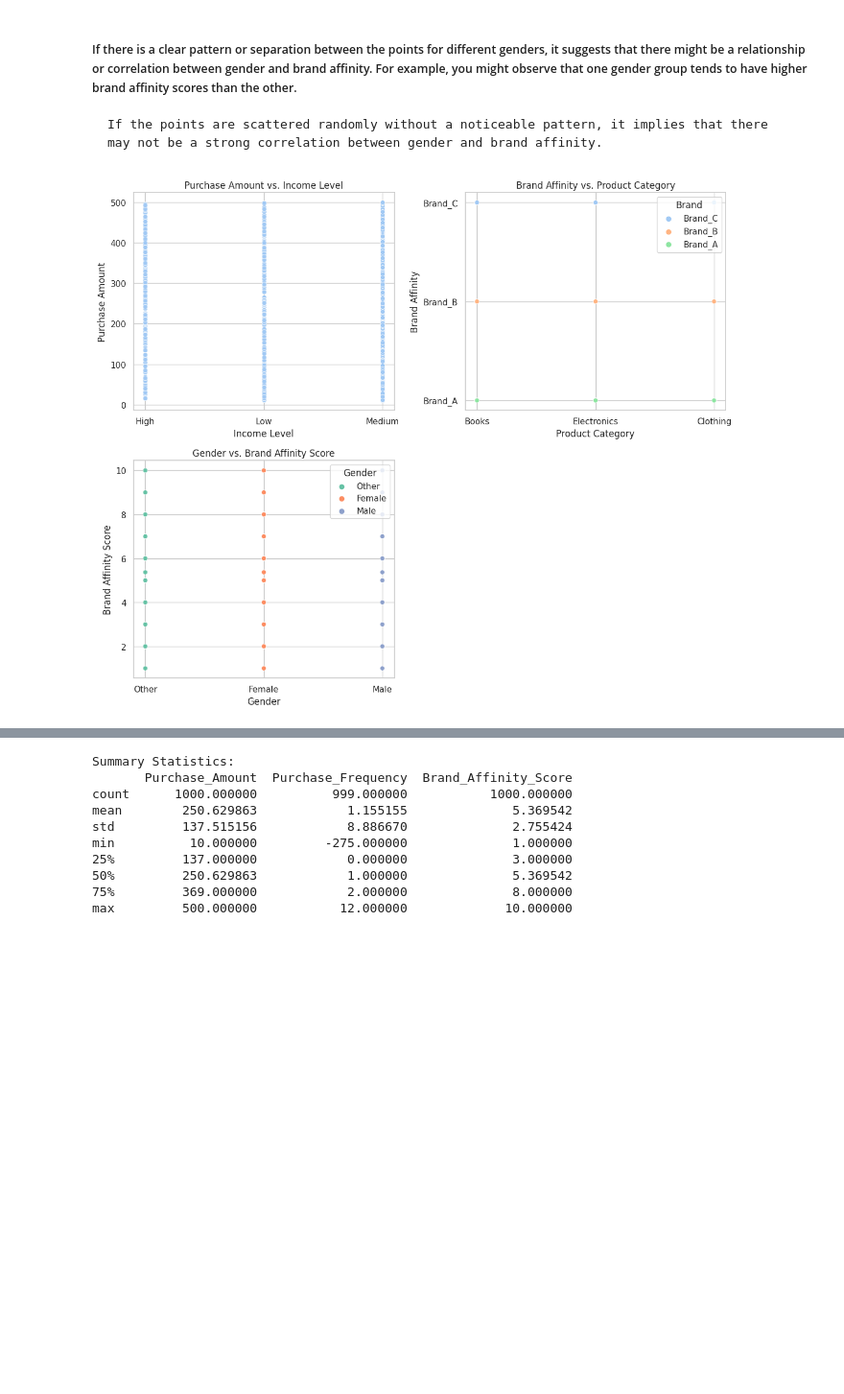
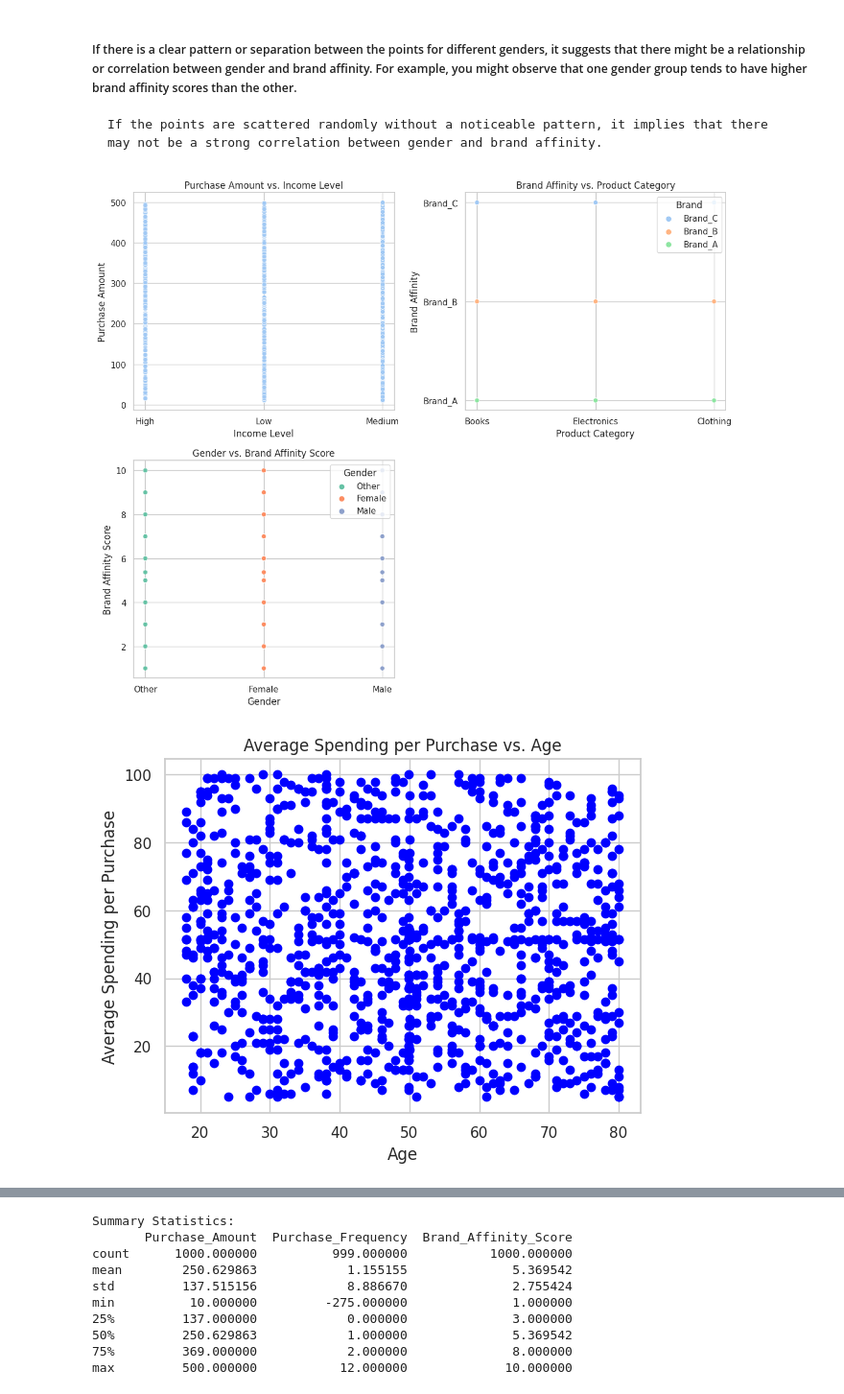
Before and after one commit to AlamBinary01/Imtaiz-store-sales-analysis, a Jupyter notebook: Imtaiz_store_analysis.ipynb, the cells around one changed output, grey strips where cells are left out. Shown at 96% size. Drawn from its saved outputs; the diff is of its cells as text; code cells hidden in the pictures; blank space fills up the shorter version.

```diff
--- a/Imtaiz_store_analysis.ipynb
+++ b/Imtaiz_store_analysis.ipynb
@@ -279,30 +277,46 @@ data_frame.to_csv("newData.csv")
 
 fig = plt.figure(figsize=(12, 10))
 
 # Scatterplot: Purchase Amount vs. Income Level
 ax1 = fig.add_subplot(2, 2, 1)
 sns.scatterplot(x='Income_Level', y='Purchase_Amount', data=data_frame, ax=ax1)
 ax1.set_title('Purchase Amount vs. Income Level')
 ax1.set_xlabel('Income Level')
 ax1.set_ylabel('Purchase Amount')
 
 # Scatterplot: Brand Affinity vs. Product Category
 ax2 = fig.add_subplot(2, 2, 2)
 sns.scatterplot(x='Product_Category', y='Brand', data=data_frame, hue='Brand', ax=ax2)
 ax2.set_title('Brand Affinity vs. Product Category')
 ax2.set_xlabel('Product Category')
 ax2.set_ylabel('Brand Affinity')
 ax2.legend(title='Brand',  loc='upper right')
 
 # Scatterplot: Gender vs. Brand Affinity Score
 ax3 = fig.add_subplot(2, 2, 3)
 sns.scatterplot(x='Gender', y='Brand_Affinity_Score', data=data_frame, hue='Gender', palette='Set2', ax=ax3)
 ax3.set_title('Gender vs. Brand Affinity Score')
 ax3.set_xlabel('Gender')
 ax3.set_ylabel('Brand Affinity Score')
 ax3.legend(title='Gender')
 
 plt.tight_layout()
 plt.show()
+
+
+# Average Spending per Purchase vs Age
+plt.scatter(data_frame['Age'], data_frame['Average_Spending_Per_Purchase'], color='blue')
+plt.title('Average Spending per Purchase vs. Age')
+plt.xlabel('Age')
+plt.ylabel('Average Spending per Purchase')
+plt.show()
+
+# Average Spending per Purchase vs Icome Level
+plt.scatter(data_frame['Income_Level'], data_frame['Average_Spending_Per_Purchase'], color='green')
+plt.title('Average Spending per Purchase vs. Income Level')
+plt.xlabel('Income Level')
+plt.ylabel('Average Spending per Purchase')
+plt.show()
 # %% [output]
 [figure]
+[figure, added]
```
Also changed, not shown: parts of 5 cells of this notebook.
